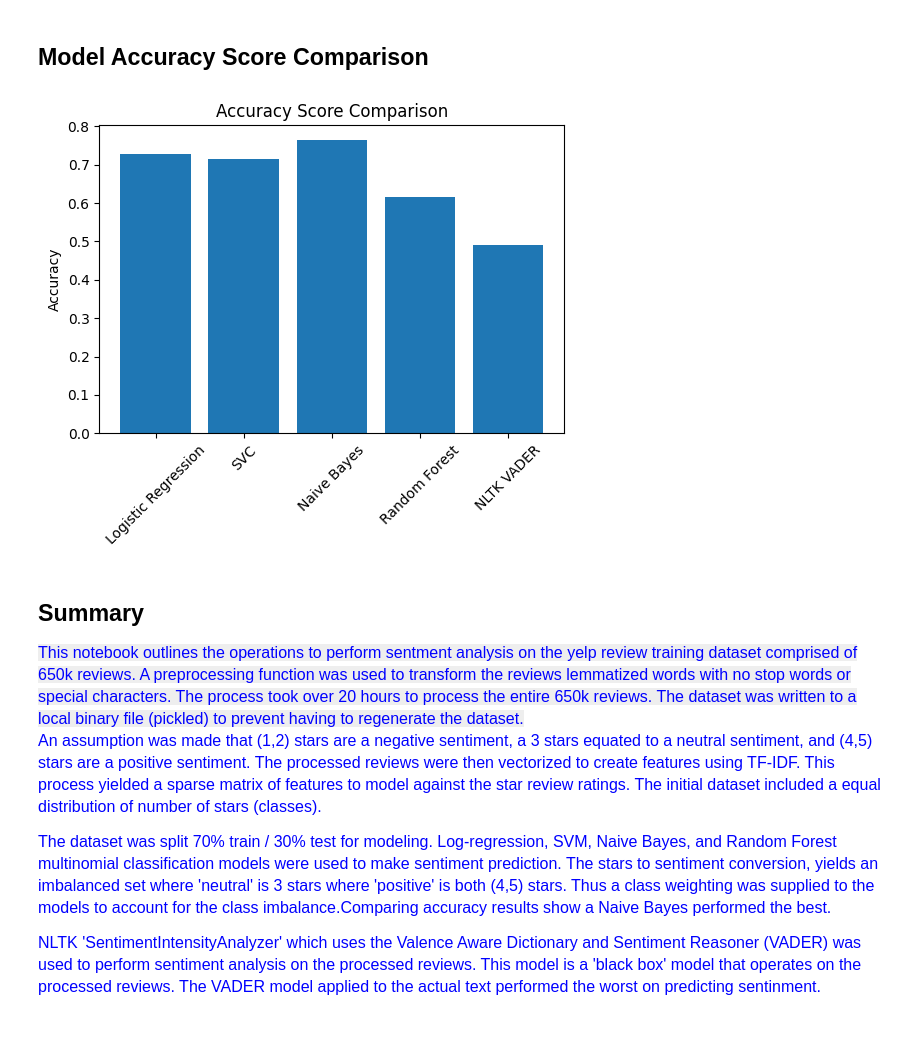
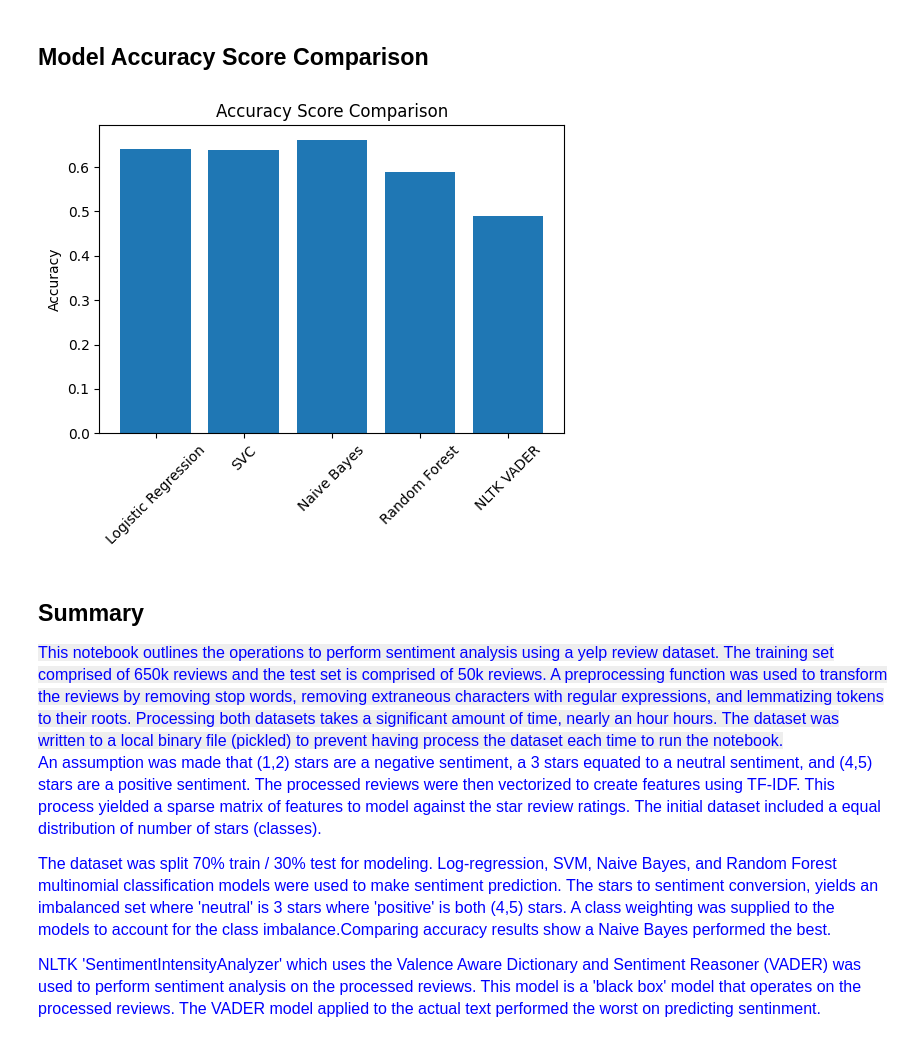
Before and after one commit to biman-zen/FinalCapstone, a Jupyter notebook: FinalCapstone_Model.ipynb, the cells around one changed output. Cells and saved outputs as stored; diff of their text form; code cells hidden in the pictures.

```diff
--- a/FinalCapstone_Model.ipynb
+++ b/FinalCapstone_Model.ipynb
@@ -239,2 +370,21 @@ dtype: int64
+# %%
+'''
+# Save dataframe with results as pickled data
+with open('train_dataset_processed_NLTKsentiment.pkl', 'wb') as f:  # open a text file
+    pickle.dump(dftrain_processed, f) # serialize the list
+f.close()
+
+with open('test_dataset_processed_NLTKsentiment.pkl', 'wb') as f:  # open a text file
+    pickle.dump(dftest_processed, f) # serialize the list
+f.close()
+'''
+
+# Read Train Data
+with open('train_dataset_processed_NLTKsentiment.pkl', 'rb') as f:
+    dftrain_processed = pickle.load(f) # deserialize using load()
+
+# Read Test Data
+with open('test_dataset_processed_NLTKsentiment.pkl', 'rb') as f:
+    dftest_processed = pickle.load(f) # deserialize using load()
 # %% [markdown]
 ### Create TFDIF Features and Split Dataset
@@ -286,11 +518,12 @@ start = time.time()
 # Set regularization rate
 reg = 100
 # train a logistic regression model on the training set
-log_model = LogisticRegression(C=1/reg, class_weight = {-1:0.833, 0:1.667, 1:0.833},
-                                        solver='lbfgs',
-                                        max_iter=10000)\
-                                        .fit(X_train, y_train)
+log_model = LogisticRegression(C=1/reg, class_weight = \
+                               {-1:0.833, 0:1.667, 1:0.833}).fit(X_train, y_train)
 print(log_model)
+
+X_test = test_tfidf
+y_test = dftest_processed.star_sentiment
 
 # Determine prediction
 log_pred = log_model.predict(X_test)
@@ -300,15 +533,13 @@ print(classification_report(y_test, log_pred))
 
 # Confusion matrix
 mcm_log = confusion_matrix(y_test, log_pred)
-print(mcm_log)
+#print(mcm_log)
 
 # Plot confusion Matrix
 plt.figure(figsize = (4,4))
 plt.imshow(mcm_log, interpolation="nearest", cmap=plt.cm.Blues)
 plt.colorbar()
 tick_marks = np.arange(3)
-#plt.xticks(tick_marks, [-1,0,1])
-#plt.yticks(tick_marks, [-1,0,1])
 plt.xticks(tick_marks, ["Neg","Neu","Pos"])
 plt.yticks(tick_marks, ["Neg","Neu","Pos"])
 plt.xlabel("Actual")
@@ -343,8 +567,9 @@ Time elapsed: 0.2 min
 # %%
 start = time.time()
 
-nb_model = MultinomialNB()\
-                        .fit(X_train, y_train)
+nb_model = MultinomialNB(class_prior=[0.4, 0.2, 0.4])\
+                                .fit(X_train, y_train)
+
 print(nb_model)
 nb_y_pred = nb_model.predict(X_test)
 
@@ -353,15 +578,12 @@ print(classification_report(y_test, nb_y_pred))
 
 # Confusion matrix
 mcm_nb = confusion_matrix(y_test, nb_y_pred)
-print(mcm_nb)
 
 # Plot confusion Matrix
 plt.figure(figsize = (4,4))
 plt.imshow(mcm_nb, interpolation="nearest", cmap=plt.cm.Blues)
 plt.colorbar()
 tick_marks = np.arange(3)
-#plt.xticks(tick_marks, [-1,0,1])
-#plt.yticks(tick_marks, [-1,0,1])
 plt.xticks(tick_marks, ["Neg","Neu","Pos"])
 plt.yticks(tick_marks, ["Neg","Neu","Pos"])
 plt.xlabel("Actual")
@@ -720,28 +730,28 @@ plt.show()
 # %%
 
 acc_models = ['Logistic Regression', 'SVC', 'Naive Bayes', 'Random Forest', 'NLTK VADER']
 acc_scores = [accuracy_score(y_test, log_pred),
                 accuracy_score(y_test, nb_y_pred),
                 accuracy_score(y_test, svc_y_pred),
                 accuracy_score(y_test, rf_y_pred),
-                accuracy_score(df_processed['star_sentiment'], df_processed['sent_num'])]
+                accuracy_score(dftrain_processed['star_sentiment'], dftrain_processed['num_sentiment'])]
 # Plot bar graph
 fig, ax = plt.subplots(figsize=(6, 4))
 ax.bar(x=acc_models, height=acc_scores)
 ax.tick_params(axis='x', labelrotation=45)
 ax.set_title('Accuracy Score Comparison')
 ax.set_ylabel('Accuracy')
 plt.show()
 # %% [output]
-[figure, old version]
+[figure, new version]
 # %% [markdown]
 ## Summary</br>
 
 <span style="color: blue; font-family: Arial; font-size: 16px; background-color: #EEEEEE">
-This notebook outlines the operations to perform sentment analysis on the yelp review training dataset comprised of 650k reviews. A preprocessing function was used to transform the reviews lemmatized words with no stop words or special characters. The process took over 20 hours to process the entire 650k reviews. The dataset was written to a local binary file (pickled) to prevent having to regenerate the dataset. </br>
+This notebook outlines the operations to perform sentiment analysis using a yelp review dataset. The training set comprised of 650k reviews and the test set is comprised of 50k reviews. A preprocessing function was used to transform the reviews by removing stop words, removing extraneous characters with regular expressions, and lemmatizing tokens to their roots. Processing both datasets takes a significant amount of time, nearly an hour hours. The dataset was written to a local binary file (pickled) to prevent having process the dataset each time to run the notebook. </br>
 
 An assumption was made that (1,2) stars are a negative sentiment, a 3 stars equated to a neutral sentiment, and (4,5) stars are a positive sentiment. The processed reviews were then vectorized to create features using TF-IDF. This process yielded a sparse matrix of features to model against the star review ratings. The initial dataset included a equal distribution of number of stars (classes).
 
-The dataset was split 70% train / 30% test for modeling. Log-regression, SVM, Naive Bayes, and Random Forest multinomial classification models were used to make sentiment prediction. The stars to sentiment conversion, yields an imbalanced set where 'neutral' is 3 stars where 'positive' is both (4,5) stars. Thus a class weighting was supplied to the models to account for the class imbalance.Comparing accuracy results show a Naive Bayes performed the best.
+The dataset was split 70% train / 30% test for modeling. Log-regression, SVM, Naive Bayes, and Random Forest multinomial classification models were used to make sentiment prediction. The stars to sentiment conversion, yields an imbalanced set where 'neutral' is 3 stars where 'positive' is both (4,5) stars. A class weighting was supplied to the models to account for the class imbalance.Comparing accuracy results show a Naive Bayes performed the best.
 
 NLTK 'SentimentIntensityAnalyzer' which uses the Valence Aware Dictionary and Sentiment Reasoner (VADER) was used to perform sentiment analysis on the processed reviews. This model is a 'black box' model that operates on the processed reviews. The VADER model applied to the actual text performed the worst on predicting sentinment.
```
Also changed, not shown: parts of 39 cells of this notebook.
